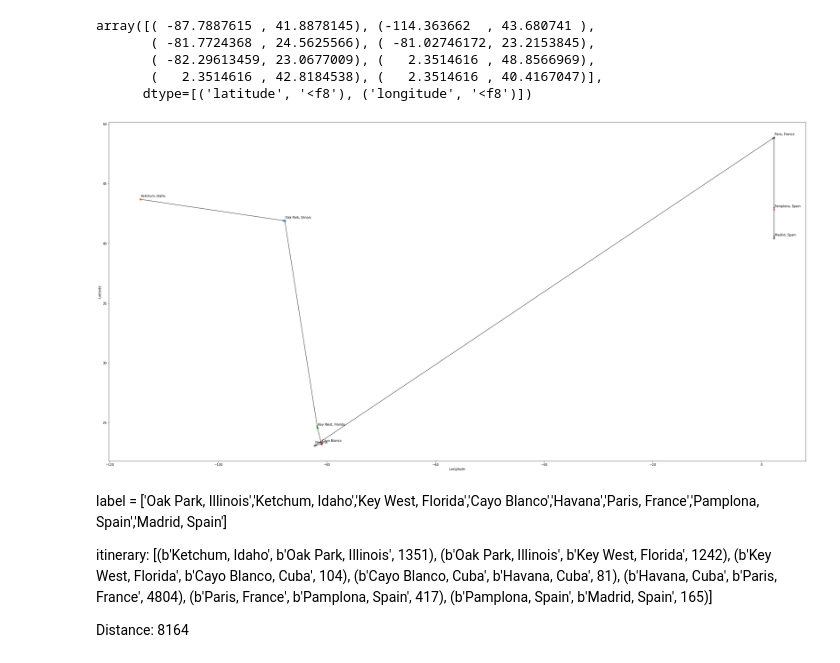
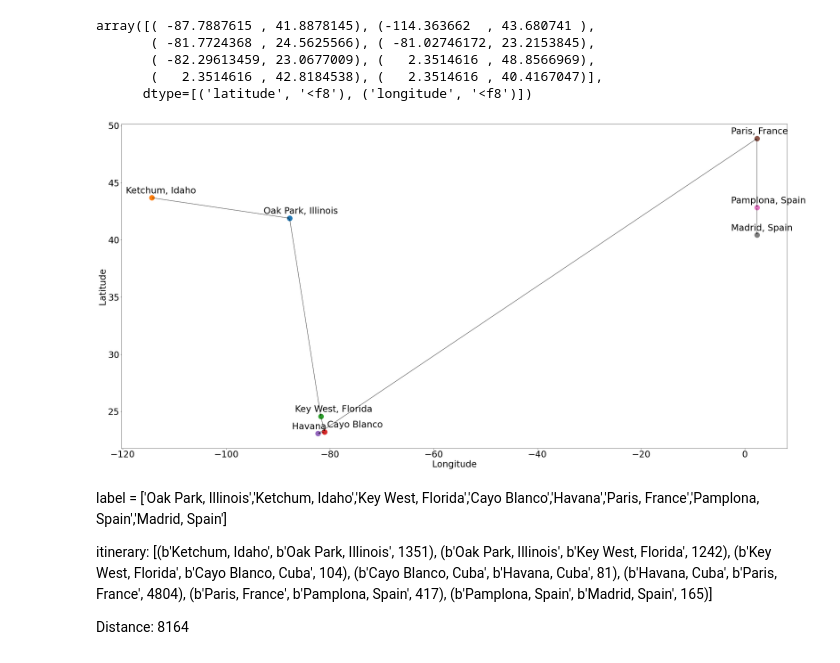
Before and after one commit to Esther-Zhou99/Data-Science, a Jupyter notebook: HW5.ipynb, the cells around one changed output. Saved outputs shown, nothing was run; the diff lists cells and outputs as text; code cells hidden in the pictures.

```diff
--- a/HW5.ipynb
+++ b/HW5.ipynb
@@ -344,43 +344,46 @@ array([( -87.7887615 , 41.8878145), (-114.363662  , 43.680741 ),
        (   2.3514616 , 42.8184538), (   2.3514616 , 40.4167047)],
       dtype=[('latitude', '<f8'), ('longitude', '<f8')])
 # %%
-label = ['Oak Park, Illinois','Ketchum, Idaho','Key West, Florida','Cayo Blanco','Havana','Paris, France','Pamplona, Spain','Madrid, Spain']
+label = ['Oak Park, Illinois','Ketchum, Idaho','Key West, Florida','          Cayo Blanco','Havana','Paris, France','Pamplona, Spain','Madrid, Spain']
 import matplotlib. pyplot as plt
 from math import sqrt
 fig=plt.figure(figsize=(40,20))
 for c in cities:
-    plt.scatter(x = c[0], y = c[1])
+    plt.scatter(x = c[0], y = c[1], s=300)
 for i, text in enumerate(label):
-    plt.annotate(text, (cities[i][0]+0.1,cities[i][1]+0.2))
+    plt.annotate(text, (cities[i][0]-5,cities[i][1]+0.4),fontsize=30)
 
 plt.annotate("", xy=cities[0], xytext=cities[1],
     arrowprops=dict(arrowstyle="->"))
 
 plt.annotate("", xy=cities[2], xytext=cities[0],
     arrowprops=dict(arrowstyle="->"))
 
 plt.annotate("", xy=cities[3], xytext=cities[2],
     arrowprops=dict(arrowstyle="->"))
 
 plt.annotate("", xy=cities[4], xytext=cities[3],
     arrowprops=dict(arrowstyle="->"))
 
 plt.annotate("", xy=cities[5], xytext=cities[4],
     arrowprops=dict(arrowstyle="->"))
 
 plt.annotate("", xy=cities[6], xytext=cities[5],
     arrowprops=dict(arrowstyle="->"))
 
 plt.annotate("", xy=cities[7], xytext=cities[6],
     arrowprops=dict(arrowstyle="->"))
 
-plt.xlabel("Longitude")
-plt.ylabel("Latitude")
+plt.xlabel("Longitude", fontsize=30)
+plt.ylabel("Latitude", fontsize=30)
+
+plt.xticks(fontsize=30)
+plt.yticks(fontsize=30)
 
 plt.show()
 fig.savefig("routes.png",dpi=300)
 # %% [output]
-[figure, old version]
+[figure, new version]
 # %% [markdown]
 label = ['Oak Park, Illinois','Ketchum, Idaho','Key West, Florida','Cayo Blanco','Havana','Paris, France','Pamplona, Spain','Madrid, Spain']
 
```
Also changed, not shown: parts of 1 cell of this notebook.
